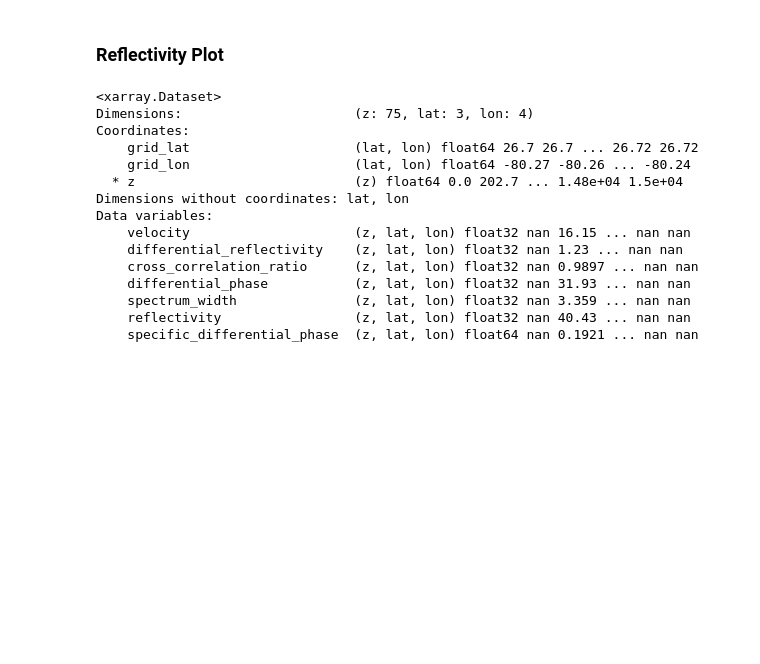
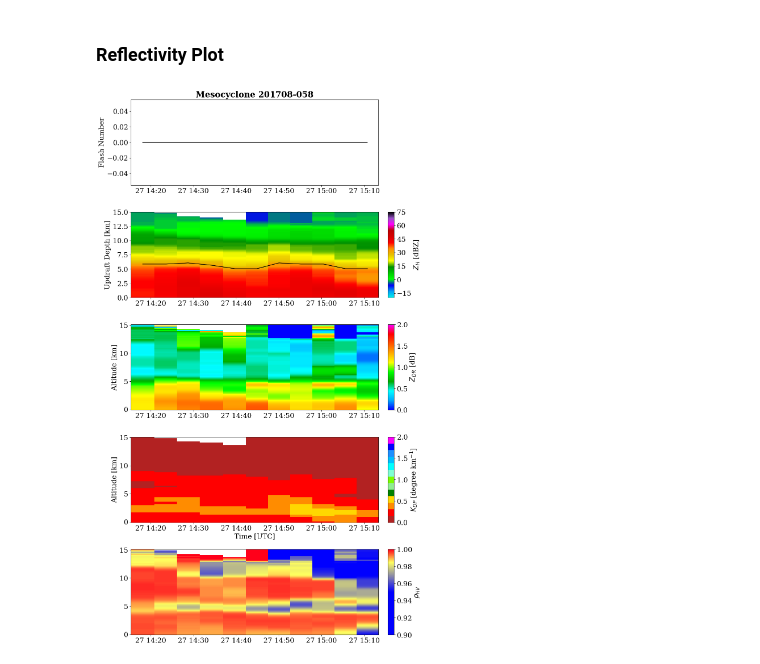
Before and after one commit to robbyfrost/Capstone_2023, a Jupyter notebook: plot_timeheight.ipynb, the cells around one changed output. Drawn from its saved outputs; the diff is of its cells as text; code cells hidden in the pictures; blank space fills up the shorter version.

```diff
--- a/plot_timeheight.ipynb
+++ b/plot_timeheight.ipynb
@@ -108,34 +98,36 @@ cax2 = plt.subplot(gs[1, 1])
 pcm2 = ax2.pcolormesh(time, z/1000, reflectivity.T, cmap="pyart_NWSRef", vmin=-20, vmax=75)
 cb = plt.colorbar(pcm2, cax=cax2, label='$Z_H$ [dBZ]')
 cb.set_ticks(MultipleLocator(15))
-# ax2.plot(time, updraft_depth/1000, c="black", lw=1.5)
+ax2.plot(time, updraft_depth/1000, c="black", lw=1.5)
 ax2.set_ylabel("Updraft Depth [km]")
 ax2.set_ylim(0,15)
 
 # differential reflectivity
 ax3 = plt.subplot(gs[2,0], sharex=ax1)
 cax3 = plt.subplot(gs[2,1])
 pcm3 = ax3.pcolormesh(time, z/1000, differential_reflectivity.T, cmap="pyart_RefDiff", vmin=0, vmax=2)
 cb = plt.colorbar(pcm3, cax=cax3, label="$Z_{DR}$ [dB]")
 cb.set_ticks(MultipleLocator(0.5))
 ax3.set_ylabel("Altitude [km]")
 
 # Kdp
 ax4 = plt.subplot(gs[3,0], sharex=ax1)
 cax4 = plt.subplot(gs[3,1])
 pcm4 = ax4.pcolormesh(time, z/1000, specific_differential_phase.T, cmap=cmap_kdp, vmin=0, vmax=2)
 cb = plt.colorbar(pcm4, cax=cax4, label="$K_{DP}$ [degree km$^{-1}$]")
 # cb.set_ticks(MultipleLocator(0.5))
 ax4.set_ylabel("Altitude [km]")
 ax4.set_xlabel("Time [UTC]")
 
 # correlation coefficient
 ax5 = plt.subplot(gs[4,0], sharex=ax1)
 cax5 = plt.subplot(gs[4,1])
 pcm5 = ax5.pcolormesh(time, z/1000, cross_correlation_ratio.T, cmap=cc_cmap, vmin=0.90, vmax=1)
 cb = plt.colorbar(pcm5, cax=cax5, label="$\\rho_{HV}$")
 
 
 plt.tight_layout()
-fsave = f"{figdir}timeheight.pdf"
-plt.savefig(fsave, format="pdf", dpi=300, bbox_inches="tight")
+fsave = f"{figdir}timeheight.png"
+plt.savefig(fsave, format="png", dpi=300, bbox_inches="tight")
+# %% [output]
+[figure, added]
@@ -156,18 +133,0 @@ ds10, meso_grid10 = cartesian_column(drad, dtrack, case_id, 10)
-# %%
-meso_grid10
-# %% [output]
-<xarray.Dataset>
-Dimensions:                      (z: 75, lat: 3, lon: 4)
-Coordinates:
-    grid_lat                     (lat, lon) float64 26.7 26.7 ... 26.72 26.72
-    grid_lon                     (lat, lon) float64 -80.27 -80.26 ... -80.24
-  * z                            (z) float64 0.0 202.7 ... 1.48e+04 1.5e+04
-Dimensions without coordinates: lat, lon
-Data variables:
-    velocity                     (z, lat, lon) float32 nan 16.15 ... nan nan
-    differential_reflectivity    (z, lat, lon) float32 nan 1.23 ... nan nan
-    cross_correlation_ratio      (z, lat, lon) float32 nan 0.9897 ... nan nan
-    differential_phase           (z, lat, lon) float32 nan 31.93 ... nan nan
-    spectrum_width               (z, lat, lon) float32 nan 3.359 ... nan nan
-    reflectivity                 (z, lat, lon) float32 nan 40.43 ... nan nan
-    specific_differential_phase  (z, lat, lon) float64 nan 0.1921 ... nan nan
```
Also changed, not shown: parts of 8 cells of this notebook, 4 other files.
